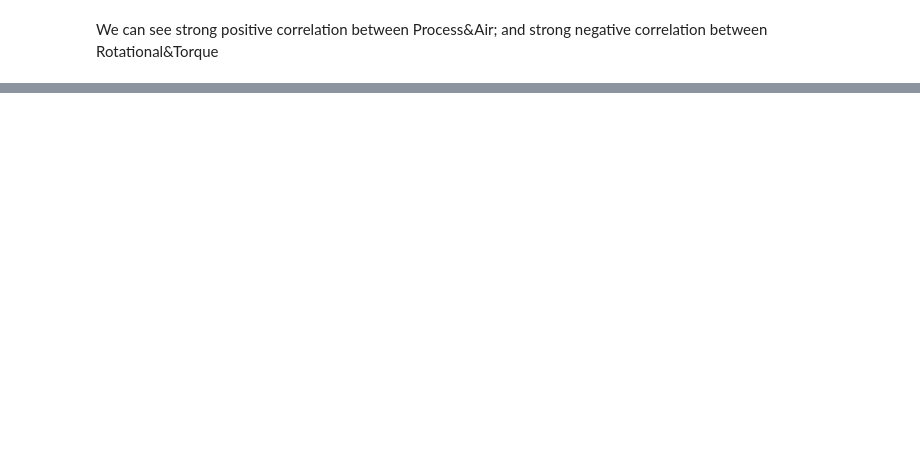
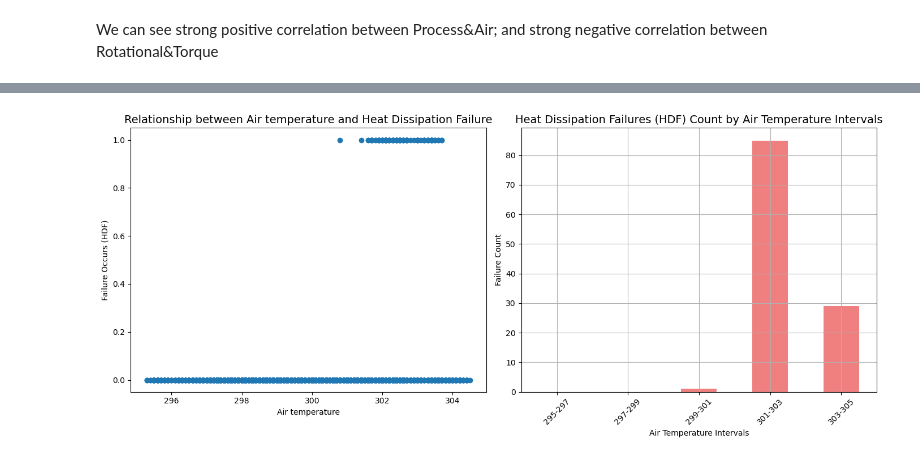
Before and after one commit to DeltaM84/Capstone2, a Jupyter notebook: Capstone 2.ipynb, the cells around one changed output, grey strips where cells are left out. Cells and saved outputs as stored; diff of their text form; code cells hidden in the pictures; blank space fills up the shorter version.

```diff
--- a/Capstone 2.ipynb
+++ b/Capstone 2.ipynb
@@ -417,0 +654,31 @@ We can see strong positive correlation between Process&Air; and strong negative
+# %%
+# Create subplots
+fig, axes = plt.subplots(1, 2, figsize=(14, 6))
+
+# First plot: Scatter plot (Air Temperature vs Heat Dissipation Failure (HDF))
+axes[0].scatter(df_csv['Air'], df_csv['HDF'])
+axes[0].set_xlabel("Air temperature", fontsize=10)
+axes[0].set_ylabel("Failure Occurs (HDF)", fontsize=10)
+axes[0].set_title("Relationship between Air temperature and Heat Dissipation Failure", fontsize=14)
+
+# Define the bin intervals for Air temperature
+bins = [295, 297, 299, 301, 303, 305]  # Example bins, adjust as needed
+labels = ['295-297', '297-299', '299-301', '301-303', '303-305']
+
+# Bin the Air temperature values and count failures (HDF = 1) in each bin
+df_csv['Air Bin'] = pd.cut(df_csv['Air'], bins=bins, labels=labels)
+failure_counts = df_csv[df_csv['HDF'] == 1]['Air Bin'].value_counts(sort=False)
+
+# Second plot: Bar plot (Failure counts by Air temperature intervals)
+failure_counts.plot(kind='bar', color='lightcoral', ax=axes[1])
+axes[1].set_title('Heat Dissipation Failures (HDF) Count by Air Temperature Intervals', fontsize=14)
+axes[1].set_xlabel('Air Temperature Intervals', fontsize=10)
+axes[1].set_ylabel('Failure Count', fontsize=10)
+axes[1].tick_params(axis='x', rotation=45)
+axes[1].grid(True)
+
+# Adjust layout and show the plot
+plt.tight_layout()
+plt.show()
+# %% [output]
+[figure, added]
```
Also changed, not shown: parts of 34 cells of this notebook, 1 other file.
